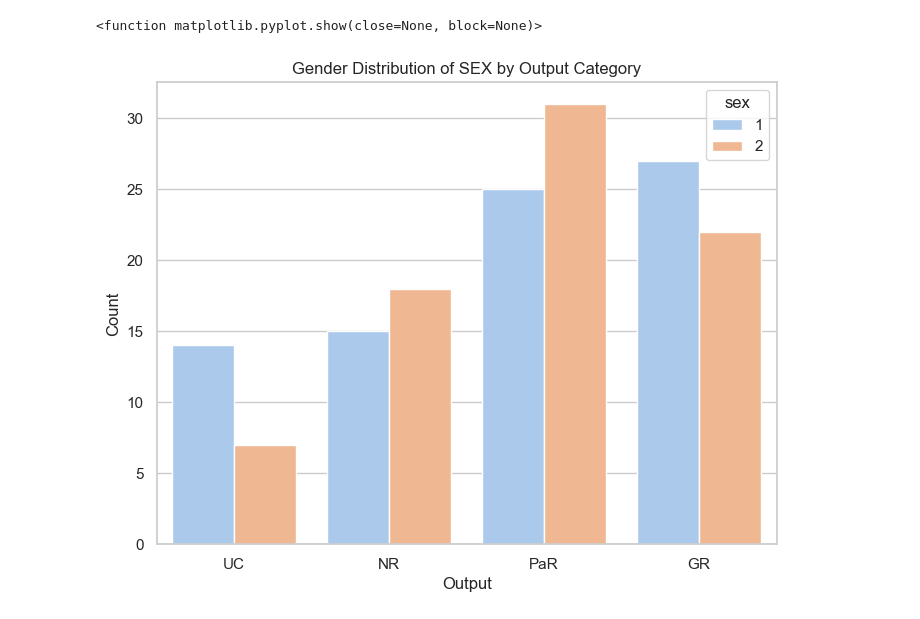
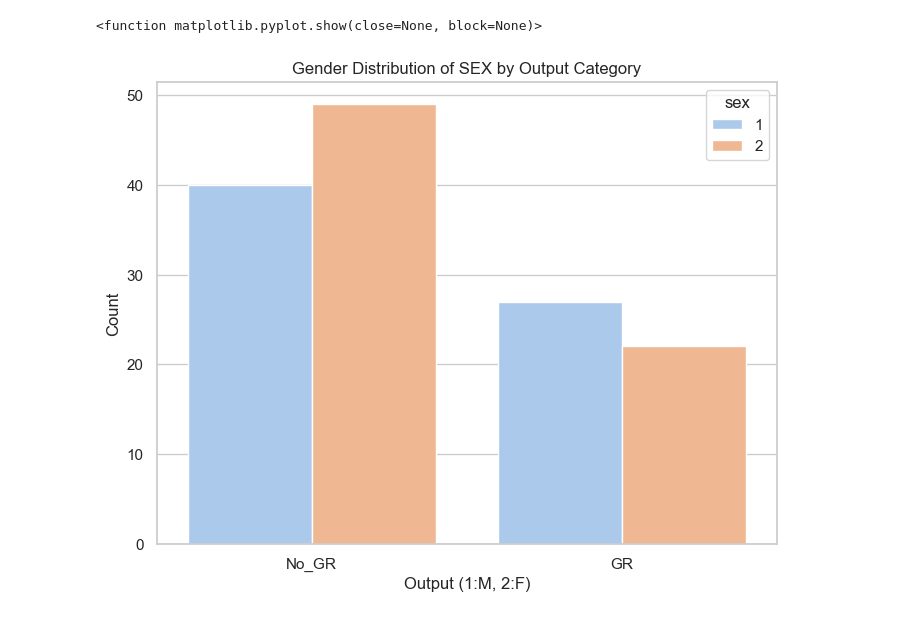
Before and after one commit to neurospin-projects/2026_ychaoub_rlink_predict_response_clinic, a Jupyter notebook: 03_Analysis_visualization.ipynb, the cells around one changed output. Cells and saved outputs as stored; diff of their text form; code cells hidden in the pictures.

Commit message:
SEX, BMI and Response Visiualization

```diff
--- a/03_Analysis_visualization.ipynb
+++ b/03_Analysis_visualization.ipynb
@@ -5,7 +5,7 @@ import matplotlib.pyplot as plt
 INPUT = "/neurospin/signatures/2026_ychaoub_rlink_predict_response_clinic/data/"
 
 # % Load data
-Clinical_df = pd.read_excel(INPUT + 'Clinical_data.xlsx')
+Clinical_df = pd.read_csv(INPUT + 'CLINICAL_DATA.csv', index_col=0)
 # %%
 Clinical_df
 # %% [output]
@@ -72,12 +92,12 @@ Text(0.5, 1.0, 'Gender Distribution')
 # %%
 #Variable SEX Fct OUTPUT
 plt.figure(figsize=(8,6))
-sns.countplot(x="Response.Status.at.end.of.follow.up",hue="SEX",data=Clinical_df,palette='pastel')
+sns.countplot(x="response_2",hue="SEX",data=Clinical_df,palette='pastel')
 plt.title('Gender Distribution of SEX by Output Category')
-plt.xlabel('Output')
+plt.xlabel('Output (1:M, 2:F)')
 plt.ylabel('Count')
 plt.legend(title='sex')
 plt.show
 # %% [output]
 <function matplotlib.pyplot.show(close=None, block=None)>
-[figure, old version]
+[figure, new version]
```
Also changed, not shown: parts of 11 cells of this notebook.
